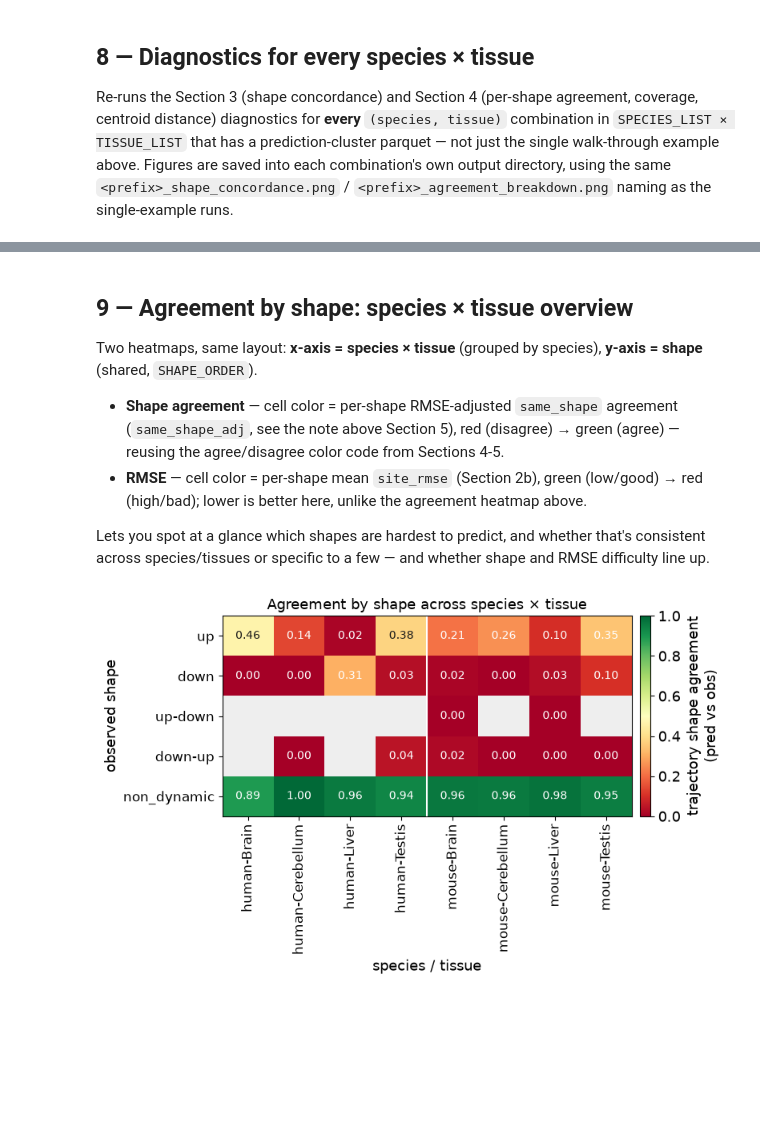
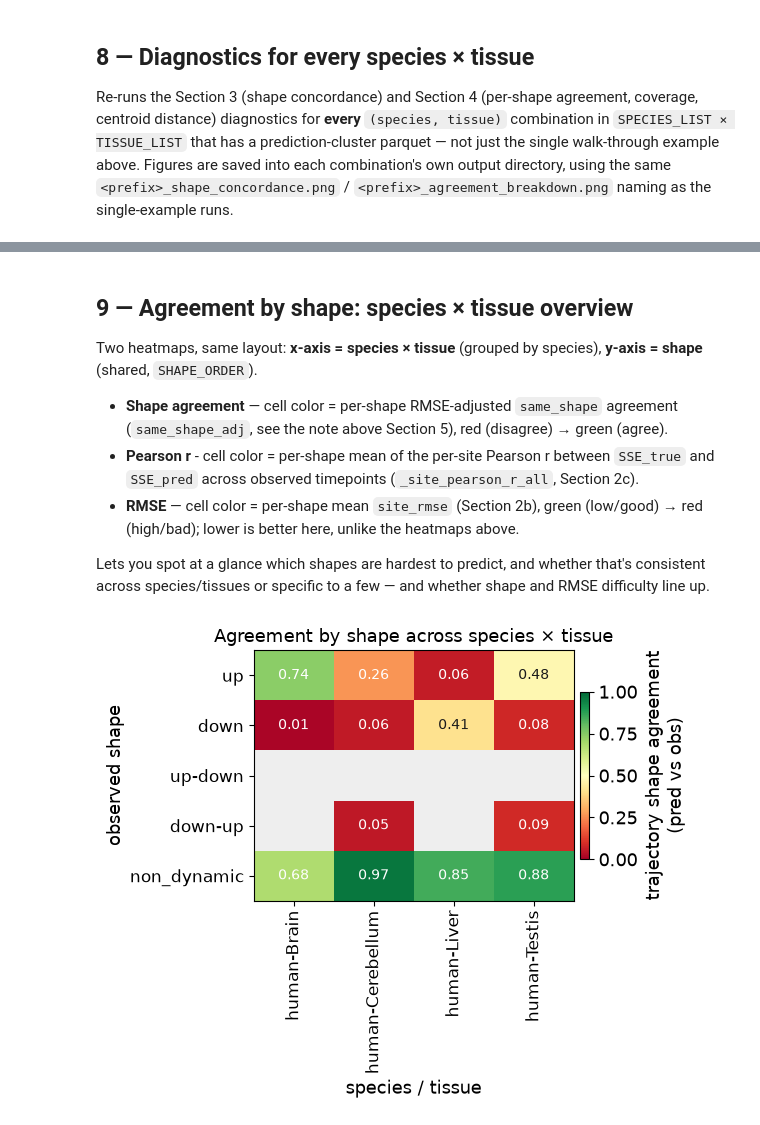
Before and after one commit to anamariaelek/alphagenome-pytorch, a Jupyter notebook: examples/notebooks/splice_prediction_clustering.ipynb, the cells around one changed output, grey strips where cells are left out. Drawn from its saved outputs; the diff is of its cells as text; code cells hidden in the pictures; blank space fills up the shorter version.

```diff
--- a/examples/notebooks/splice_prediction_clustering.ipynb
+++ b/examples/notebooks/splice_prediction_clustering.ipynb
@@ -41,15 +41,15 @@ from alphagenome_pytorch.clustering import DYNAMIC_SHAPE_ORDER as SHAPE_ORDER, D
 plt.rcParams.update({"figure.dpi": 100, "font.size": 10})
 # %%
 # ── Config ────────────────────────────────────────────────────────────────────
-SPECIES_LIST = ["human", "mouse"]  # all species with prediction-cluster results
+SPECIES_LIST = ["human"]  # all species with prediction-cluster results
 TISSUE_LIST  = ["Brain", "Cerebellum", "Liver", "Testis"]      # all tissues with prediction-cluster results
 SPECIES = SPECIES_LIST[0]             # species used for the single-example walk-through (sections 1, 5-7)
-TISSUE  = TISSUE_LIST[0]              # tissue used for the single-example walk-through (sections 1, 5-7)
+TISSUE  = TISSUE_LIST[2]              # tissue used for the single-example walk-through (sections 1, 5-7)
 SPLIT   = "test"
 
 HOME   = os.path.expanduser("~")
 ROOT   = os.path.join(HOME, "sds", "sd17d003", "Anamaria")
-MODEL  = "lora_64_emb_traj_hqmrboc"
+MODEL  = "lora_64_emb_traj_hqmrboc__"
 BASE   = os.path.join(ROOT, "alphagenome_genomicsxai", MODEL, "preds_intersect_protein_coding")
 REF_DIR    = os.path.join(ROOT, "gp_splice_usage")                                   # true-clustering
 PREDS_DIR  = BASE                                                                     # predicted-usage root
@@ -403,7 +484,7 @@ human/Brain  —  4,468 / 15,541 eligible (exc5-dynamic) sites
 Single walk-through example (`SPECIES`/`TISSUE`, configured above). **Section 8** repeats this
 diagnostic for every species × tissue combination.
 # %%
-def plot_shape_concordance(dsub, species, tissue, out_directory, save=True):
+def plot_shape_concordance(dsub, species, tissue, out_directory, save=False):
     """Section 3 diagnostic: observed-vs-predicted shape concordance matrix for one
     species/tissue's prediction-cluster table."""
     shapes = [s for s in SHAPE_ORDER if s in set(dsub["obs_shape"]) | set(dsub["pred_shape"])]
@@ -668,15 +746,16 @@ Two heatmaps, same layout: **x-axis = species × tissue** (grouped by species),
 shape** (shared, `SHAPE_ORDER`).
 
 - **Shape agreement** — cell color = per-shape RMSE-adjusted `same_shape` agreement
-  (`same_shape_adj`, see the note above Section 5), red (disagree) → green (agree) — reusing
-  the agree/disagree color code from Sections 4-5.
+  (`same_shape_adj`, see the note above Section 5), red (disagree) → green (agree).
+- **Pearson r** - cell color = per-shape mean of the per-site Pearson r between `SSE_true`
+  and `SSE_pred` across observed timepoints (`_site_pearson_r_all`, Section 2c).
 - **RMSE** — cell color = per-shape mean `site_rmse` (Section 2b), green (low/good) → red
-  (high/bad); lower is better here, unlike the agreement heatmap above.
+  (high/bad); lower is better here, unlike the heatmaps above.
 
 Lets you spot at a glance which shapes are hardest to predict, and whether that's consistent
 across species/tissues or specific to a few — and whether shape and RMSE difficulty line up.
 # %%
-def plot_agreement_by_shape_heatmap(species_list, tissue_list, split=SPLIT, save=True):
+def plot_agreement_by_shape_heatmap(species_list, tissue_list, split=SPLIT, save=False):
     """Section 9: single heatmap, x = species x tissue (grouped by species),
     y = shape (shared, SHAPE_ORDER). Reuses the agree=green / disagree=red code."""
     combos = [(sp, tis) for sp in species_list for tis in tissue_list]
@@ -695,35 +774,35 @@ def plot_agreement_by_shape_heatmap(species_list, tissue_list, split=SPLIT, save
     cmap.set_bad("#eeeeee")
     masked = np.ma.masked_invalid(mat)
 
-    fig, ax = plt.subplots(figsize=(8, 5))
+    fig, ax = plt.subplots(figsize=(6, 5))
     im = ax.imshow(masked, cmap=cmap, vmin=0, vmax=1, aspect="auto")
 
     ax.set_yticks(range(len(SHAPE_ORDER)))
     ax.set_yticklabels(SHAPE_ORDER, fontsize=12)
     ax.set_xticks(range(len(combos)))
     ax.set_xticklabels(labels, fontsize=12, rotation=90, ha="center")
 
     for r in range(len(SHAPE_ORDER)):
         for c in range(len(combos)):
             v = mat[r, c]
             if np.isfinite(v):
                 ax.text(c, r, f"{v:.2f}", ha="center", va="center", fontsize=10,
                         color="white" if (v < 0.35 or v > 0.65) else "#1a1a1a")
 
     for c in range(len(tissue_list), len(combos), len(tissue_list)):
         ax.axvline(c - 0.5, color="white", lw=1.5)
 
     ax.set_xlabel("species / tissue", fontsize=13); ax.set_ylabel("observed shape", fontsize=13)
     ax.set_title("Agreement by shape across species × tissue", fontsize=13)
     cbar = fig.colorbar(im, ax=ax, fraction=0.025, pad=0.02)
     cbar.set_label("trajectory shape agreement\n(pred vs obs)", fontsize=13)
     cbar.ax.tick_params(labelsize=13)
     plt.tight_layout()
     if save:
         fig.savefig(os.path.join(REF_DIR, "agreement_by_shape_species_tissue_heatmap.png"),
                     dpi=600, bbox_inches="tight")
     plt.show()
 
 plot_agreement_by_shape_heatmap(SPECIES_LIST, TISSUE_LIST)
 # %% [output]
-[figure, old version]
+[figure, new version]
```
Also changed, not shown: parts of 15 cells of this notebook, 47 other files.
